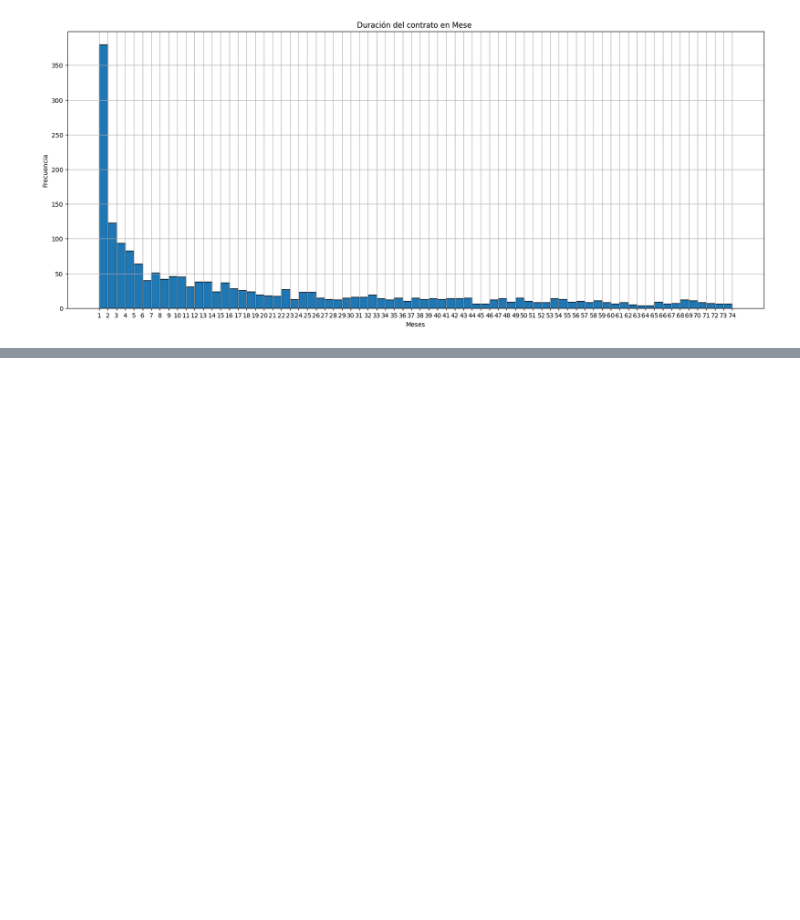
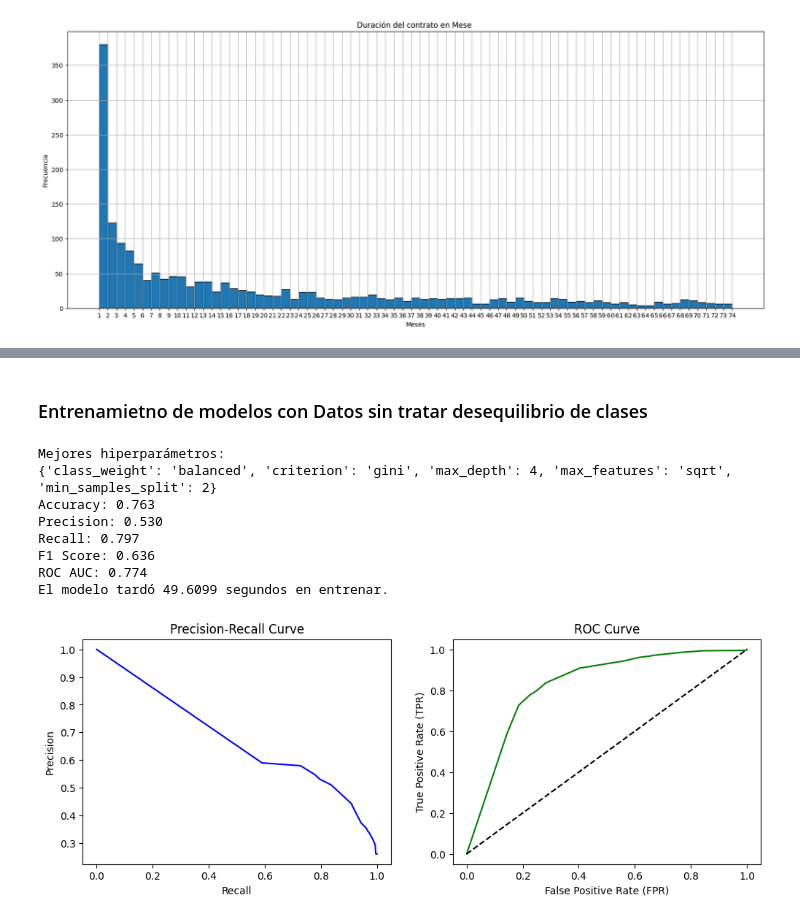
Before and after one commit to yerayM21/Telecomuncaciones-pronosticar-su-tasa-de-cancelacion-de-clientes, a Jupyter notebook: Proyecto_final.ipynb, the cells around one changed output, grey strips where cells are left out. Cells and saved outputs as stored; diff of their text form; code cells hidden in the pictures; blank space fills up the shorter version.

```diff
--- a/Proyecto_final.ipynb
+++ b/Proyecto_final.ipynb
@@ -414,0 +495,7 @@ Resumir y comunicar los hallazgos del análisis<br><br>
+# %%
+Historical_ohe = pd.get_dummies(Historical_ohe,drop_first=False)
+Historical_ohe = Historical_ohe.astype(int)
+# Tratamos las columnas de cargo, para escalarlos
+columns_to_scale = ['MonthlyCharges', 'TotalCharges']
+scaler = StandardScaler()
+Historical_ohe[columns_to_scale] = scaler.fit_transform(Historical_ohe[columns_to_scale])
@@ -414,0 +600,44 @@ Resumir y comunicar los hallazgos del análisis<br><br>
+# %% [markdown]
+### Entrenamietno de modelos con Datos sin tratar  desequilibrio de clases
+# %%
+# Capturar el tiempo de inicio
+start_time = time.time()
+
+model = DecisionTreeClassifier(random_state=12345)
+gscv = GridSearchCV(
+    model,
+    param_grid={
+        "criterion": ["gini", "entropy", "log_loss"],
+        "max_depth": np.arange(2, 12),
+        "min_samples_split": np.arange(2, 100, 10),
+        "max_features": ["sqrt", "log2", None],
+        "class_weight": [None, "balanced"]
+    },
+    scoring="f1",
+    cv=kfold,
+    n_jobs=-1
+)
+gscv.fit(features_train, target_train)
+print("Mejores hiperparámetros:")
+print(gscv.best_params_)
+model = gscv.best_estimator_
+probas = model.predict_proba(features_valid)
+print_metrics(target_valid, model.predict(features_valid))
+plot_curves(target_valid, probas[:, 1])
+
+# Capturar el tiempo de fin
+end_time = time.time()
+
+# Calcular el tiempo total
+training_time = end_time - start_time
+print(f"El modelo tardó {training_time:.4f} segundos en entrenar.")
+# %% [output]
+Mejores hiperparámetros:
+{'class_weight': 'balanced', 'criterion': 'gini', 'max_depth': 4, 'max_features': 'sqrt', 'min_samples_split': 2}
+Accuracy: 0.763
+Precision: 0.530
+Recall: 0.797
+F1 Score: 0.636
+ROC AUC: 0.774
+El modelo tardó 49.6099 segundos en entrenar.
+[figure, added]
```
Also changed, not shown: parts of 49 cells of this notebook, 30 other files.
